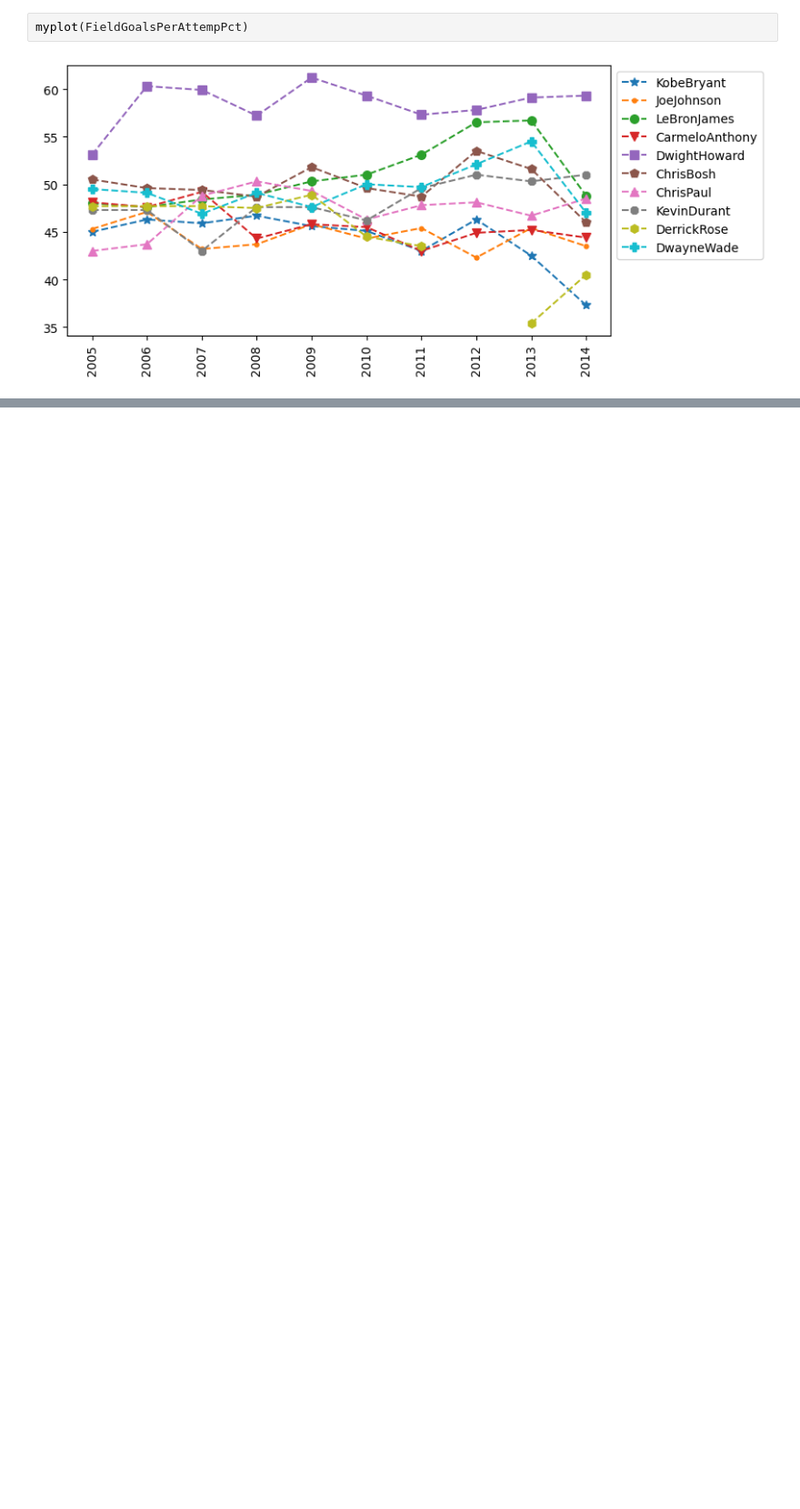
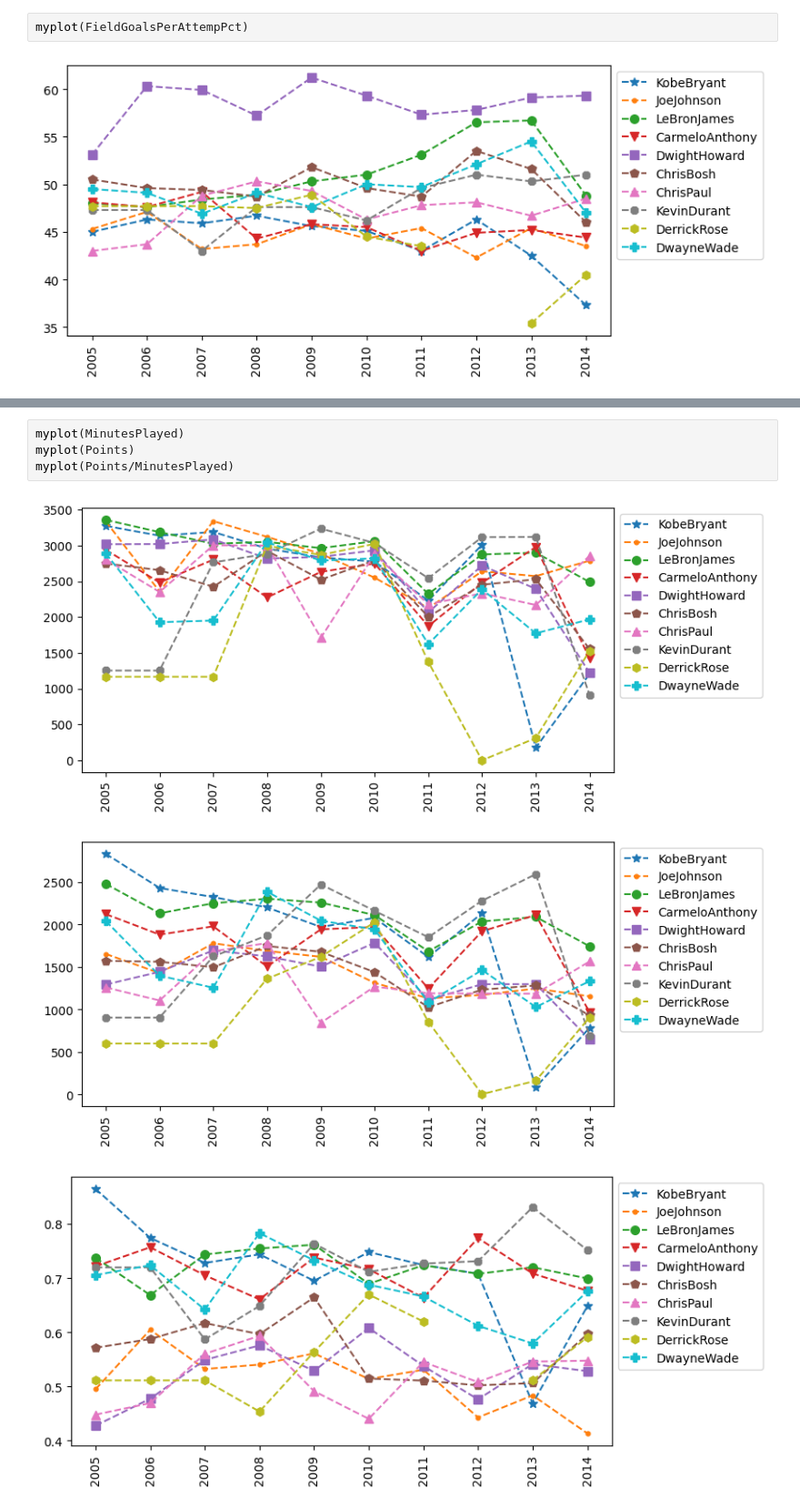
Before and after one commit to supershao1/PythonA-Z, a Jupyter notebook: NBA_2012.ipynb, the cells around one changed output, grey strips where cells are left out. Shown at 91% size. Cells and saved outputs as stored; diff of their text form; blank space fills up the shorter version.

```diff
--- a/NBA_2012.ipynb
+++ b/NBA_2012.ipynb
@@ -441,0 +450,8 @@ myplot(FieldGoalsPerAttempPct)
+# %%
+myplot(MinutesPlayed)
+myplot(Points)
+myplot(Points/MinutesPlayed)
+# %% [output]
+[figure, added]
+[figure, added]
+[figure, added]
```
Also changed, not shown: parts of 5 cells of this notebook.
